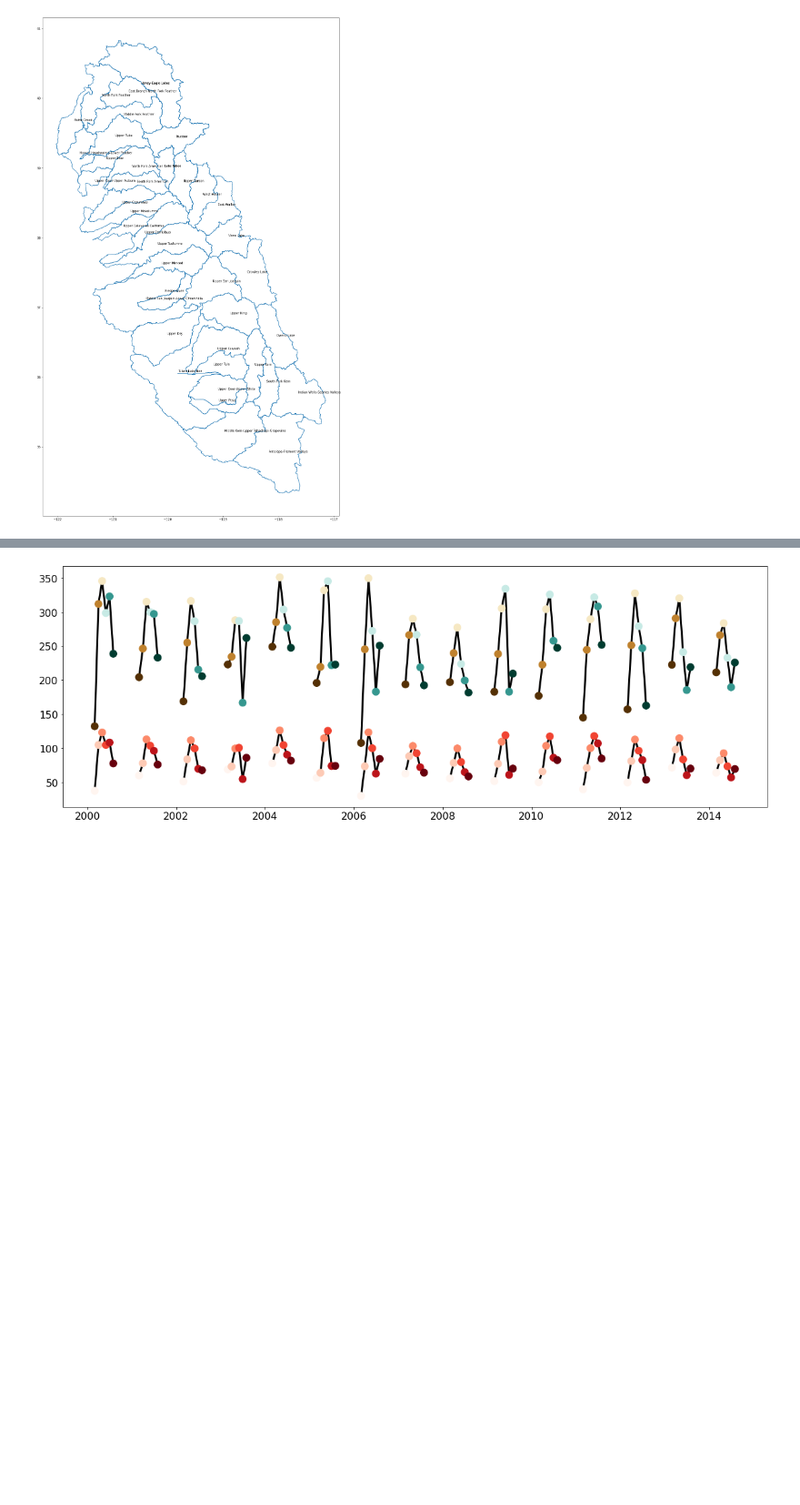
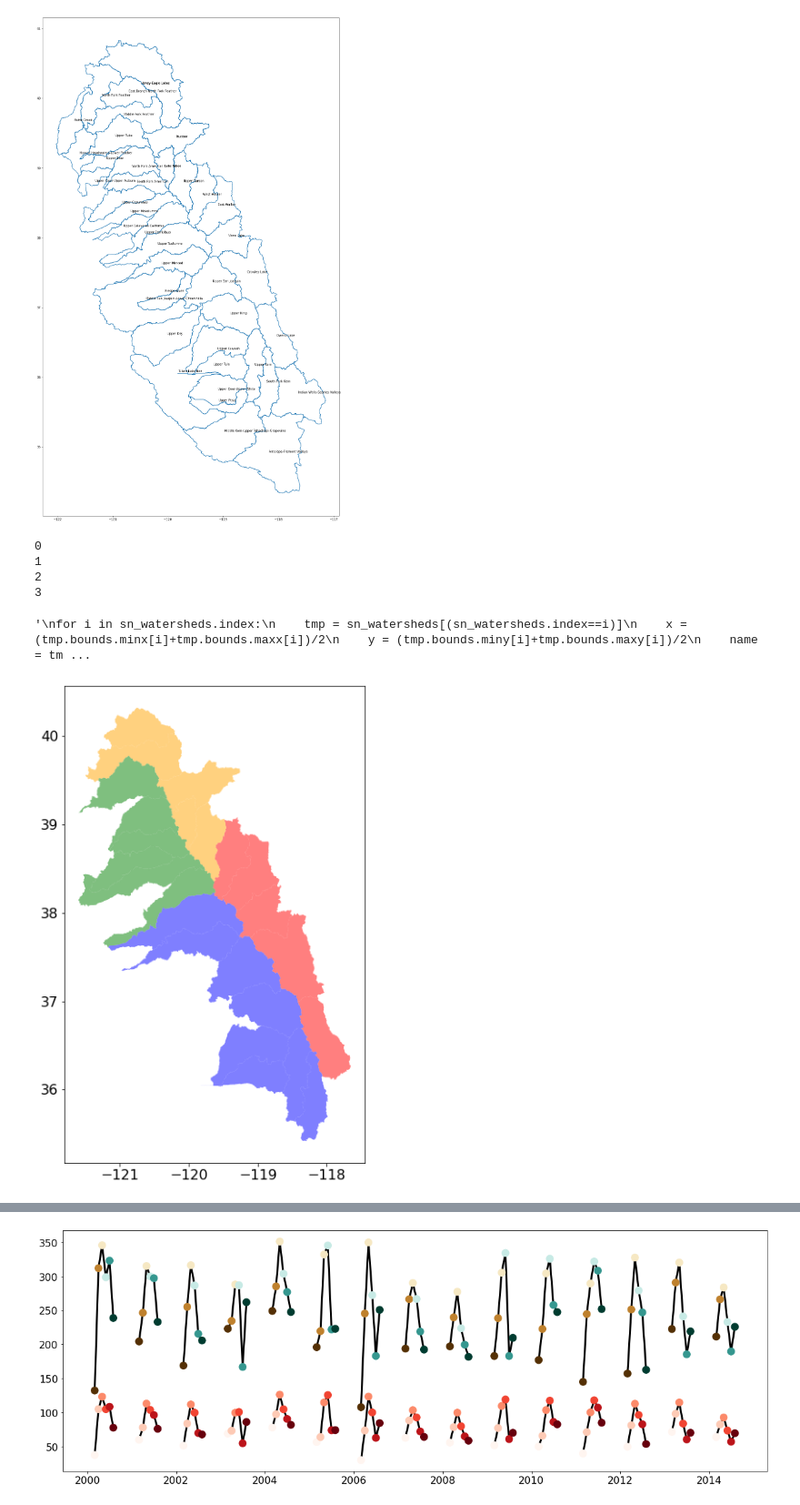
Before and after one commit to mariannecowherd/pe_snow_fires, a Jupyter notebook: scripts/avhrr_ndvi.ipynb, the cells around one changed output, grey strips where cells are left out. Shown at 91% size. Saved outputs shown, nothing was run; the diff lists cells and outputs as text; code cells hidden in the pictures; blank space fills up the shorter version.

```diff
--- a/scripts/avhrr_ndvi.ipynb
+++ b/scripts/avhrr_ndvi.ipynb
@@ -51,0 +58,38 @@ sj.to_file('upper_watersheds.shp')
+# %%
+f,ax=plt.subplots(figsize=(10,10))
+# sn_watersheds.boundary.plot(ax=ax)
+colors = ['blue','red','orange','green']
+
+for i,targets in enumerate(targets_all):
+    sheds = sn_watersheds[sn_watersheds.name == targets[0]]
+    for t in range(1,len(targets)):
+        tmp = sn_watersheds[(sn_watersheds.name==targets[t])]
+        try:
+            tmp = tmp[tmp.index==tmp.index[0]]
+        except:
+            continue
+        #print(len(tmp))
+        #x = (tmp.bounds.minx[i]+tmp.bounds.maxx[i])/2
+        # y = (tmp.bounds.miny[i]+tmp.bounds.maxy[i])/2
+        #name = tmp.name[i]
+        #ax.text(x,y,name)
+        sheds = sheds.append(tmp)
+    sheds.plot(ax=ax, color = colors[i],alpha = 0.5)
+    #print(sheds)
+    print(i)
+
+'''
+for i in sn_watersheds.index:
+    tmp = sn_watersheds[(sn_watersheds.index==i)]
+    x = (tmp.bounds.minx[i]+tmp.bounds.maxx[i])/2
+    y = (tmp.bounds.miny[i]+tmp.bounds.maxy[i])/2
+    name = tmp.name[i]
+    ax.text(x,y,name)
+'''
+# %% [output]
+0
+1
+2
+3
+'\nfor i in sn_watersheds.index:\n    tmp = sn_watersheds[(sn_watersheds.index==i)]\n    x = (tmp.bounds.minx[i]+tmp.bounds.maxx[i])/2\n    y = (tmp.bounds.miny[i]+tmp.bounds.maxy[i])/2\n    name = tm ...
+[figure, added]
```
Also changed, not shown: parts of 16 cells of this notebook.
